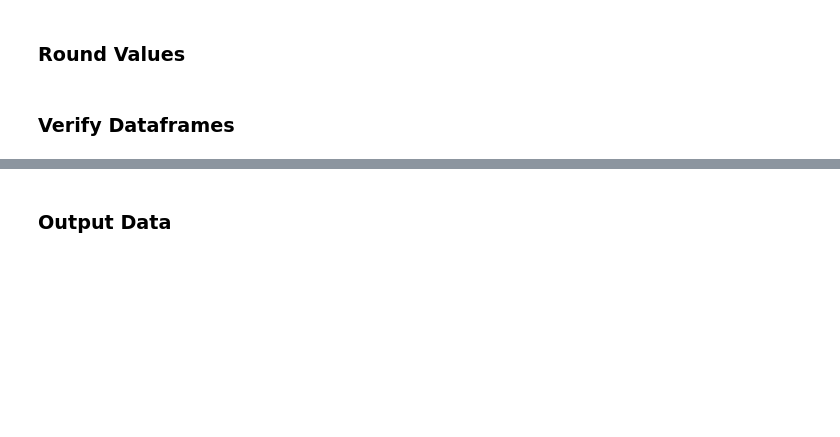
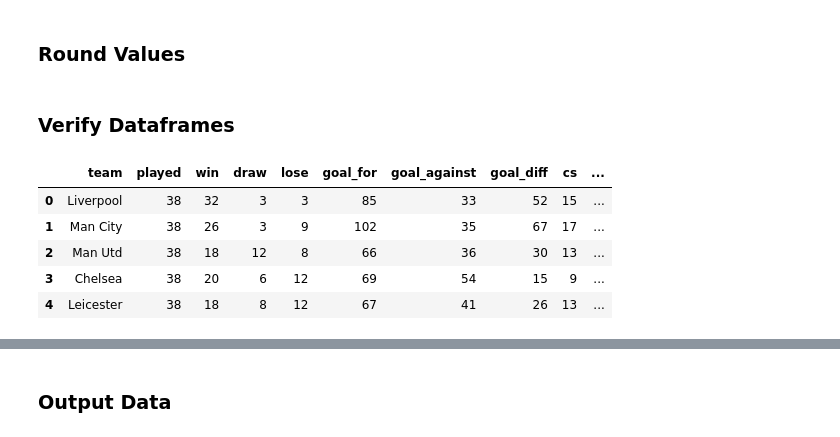
Before and after one commit to cheekeet86/project_fpl, a Jupyter notebook: code/1_clean_fpl.ipynb, the cells around one changed output, grey strips where cells are left out. Cells and saved outputs as stored; diff of their text form; code cells hidden in the pictures; blank space fills up the shorter version.

```diff
--- a/code/1_clean_fpl.ipynb
+++ b/code/1_clean_fpl.ipynb
@@ -289,5 +194,12 @@ df_h['intensity_avg'] = df_h['intensity_avg'].round(3)
 # %% [markdown]
 ### Verify Dataframes
 # %%
-df_activity.head()
+df_epl.head()
+# %% [output]
+|  | team | played | win | draw | lose | goal_for | goal_against | goal_diff | cs | ... |
+| 0 | Liverpool | 38 | 32 | 3 | 3 | 85 | 33 | 52 | 15 | ... |
+| 1 | Man City | 38 | 26 | 3 | 9 | 102 | 35 | 67 | 17 | ... |
+| 2 | Man Utd | 38 | 18 | 12 | 8 | 66 | 36 | 30 | 13 | ... |
+| 3 | Chelsea | 38 | 20 | 6 | 12 | 69 | 54 | 15 | 9 | ... |
+| 4 | Leicester | 38 | 18 | 8 | 12 | 67 | 41 | 26 | 13 | ... |
 # %%
```
Also changed, not shown: parts of 19 cells of this notebook, 9 other files.
